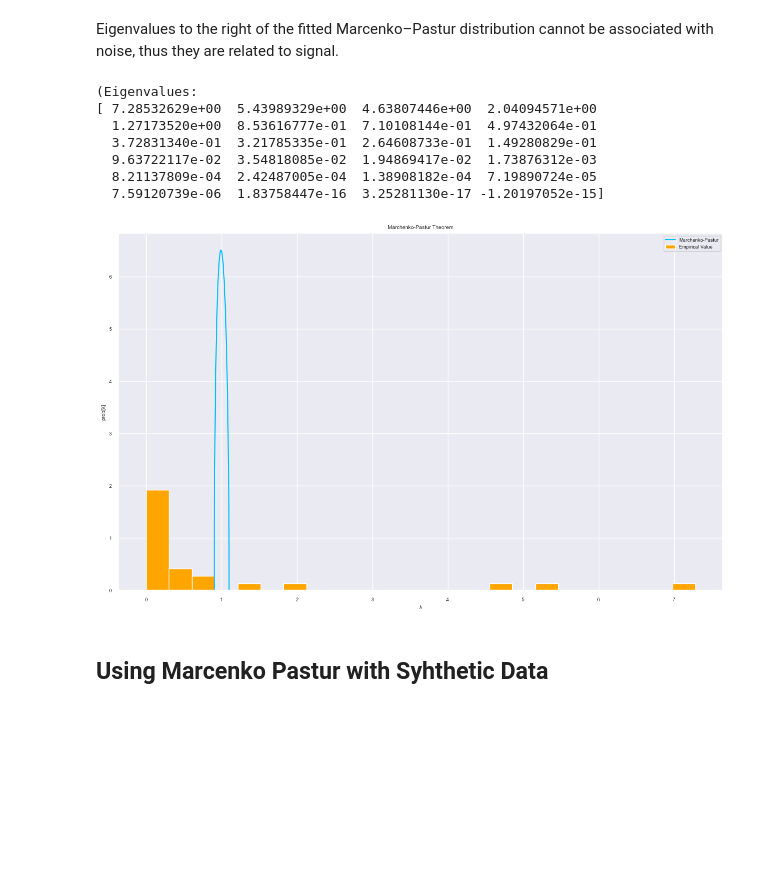
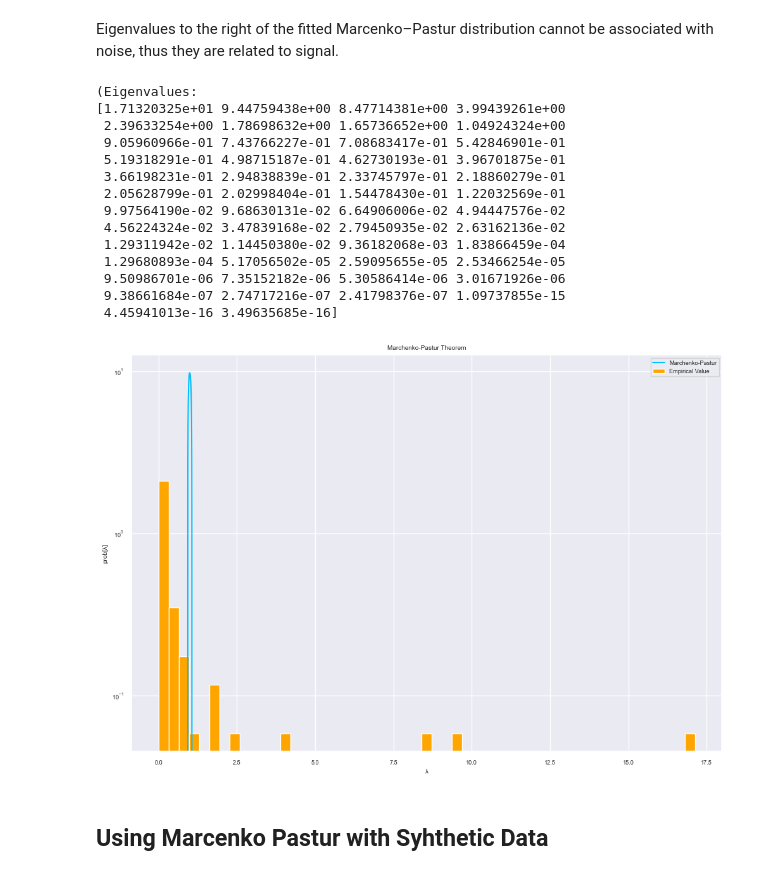
Before and after one commit to yashbhesaniya/fractional-differentiation-time-series, a Jupyter notebook: notebooks/denoising.ipynb, the cells around one changed output. Saved outputs shown, nothing was run; the diff lists cells and outputs as text; code cells hidden in the pictures; blank space fills up the shorter version.

```diff
--- a/notebooks/denoising.ipynb
+++ b/notebooks/denoising.ipynb
@@ -165,4 +169,4 @@ We eliminate the $\texttt{NaN}$'s by selecting rows starting at position $30$.
 # %%
-X = np.array(df[normvar_cols+vol_cols if norm_data else var_cols+vol_cols])[30:]
+X = np.array(df[normvar_cols+vol_cols if norm_data else var_cols+vol_cols].dropna(axis=0))
 # %% [markdown]
 ## Denoising the Covariance Matrix
@@ -170,7 +178,9 @@ X = np.array(df[normvar_cols+vol_cols if norm_data else var_cols+vol_cols])[30:]
 # Instanciate the Denoising transformer
 # 'fit_transform()' calculates Correlation, Covariance, EigenValues and
 #     EigenVectors of denoised covariance matrix
-denoise_processor = Denoising().fit_transform(X)
+denoise_processor = Denoising()
+
+denoised_obj = denoise_processor.fit_transform(X)
 # %% [markdown]
 ## Visualization or results
 # %%
@@ -196,9 +206,9 @@ def plotHeatMaps (corr0, corr1, txt: str):
     plt.show()
 # %%
 # Retrieves non-denoised Covariance and Correlation Matrices
-cov0 = denoise_processor.get_covOriginal
-corr0 = denoise_processor.get_corrOriginal
-corr1 = denoise_processor.get_corrDenoised
+cov0 = denoised_obj.get_cov_original
+corr0 = denoised_obj.get_corr_original
+corr1 = denoised_obj.get_corr_denoised
 
 # Compare the correlation matrix before and after denoising
 plotHeatMaps(corr0, corr1, 'Residual Eigenvalue')
@@ -239,17 +249,17 @@ plotMPDensity(corr0, marcpastur_processor)
 # %%
 def plotMPDistribution(corr, denoising_transf, nbins, y_scale = 'log'):
     # Getting Eigenvalues and Eigenvectors
-    eVal, eVec = denoising_transf.calcPCA(corr)
+    eVal, eVec = denoising_transf.calc_PCA(corr)
 
     # Getting Max Eigenvalues and calculating variance attributed to noise
-    eMax, var = denoising_transf.findMaxEval(np.diag(eVal))
+    eMax, var = denoising_transf.find_max_eval(np.diag(eVal))
     nFacts0 = eVal.shape[0] - np.diag(eVal)[::-1].searchsorted(eMax)
 
     # Getting PDFs and plotting it
-    pdf0 = denoising_transf.calcPDF(var)
+    pdf0 = denoising_transf.calc_PDF(var)
 
     # Plotting PDFs
-    ax = pdf0.plot(title="Marchenko-Pastur Theorem", label="Marchenko-Pastur", color="deepskyblue", figsize=(12,7.5))
+    ax = pdf0.plot(title="Marchenko-Pastur Theorem", label="Marchenko-Pastur", color="deepskyblue", figsize=(10,7))
     ax.hist(pd.Series(np.diag(eVal)), density="norm", bins=nbins, label="Empirical Value", color="orange")
     ax.set(xlabel="λ", ylabel="prob[λ]")
     if (y_scale=='log'):
@@ -260,16 +270,23 @@ def plotMPDistribution(corr, denoising_transf, nbins, y_scale = 'log'):
 Eigenvalues to the right of the fitted Marcenko–Pastur distribution cannot be associated with noise, thus they are
 related to signal.
 # %%
-plotMPDistribution(corr0, marcpastur_processor, X.shape[1], y_scale = 'normal')
+plotMPDistribution(corr0, marcpastur_processor, X.shape[1], y_scale = 'log')
 # %% [output]
 (Eigenvalues:
-[ 7.28532629e+00  5.43989329e+00  4.63807446e+00  2.04094571e+00
-  1.27173520e+00  8.53616777e-01  7.10108144e-01  4.97432064e-01
-  3.72831340e-01  3.21785335e-01  2.64608733e-01  1.49280829e-01
-  9.63722117e-02  3.54818085e-02  1.94869417e-02  1.73876312e-03
-  8.21137809e-04  2.42487005e-04  1.38908182e-04  7.19890724e-05
-  7.59120739e-06  1.83758447e-16  3.25281130e-17 -1.20197052e-15]
+[1.71320325e+01 9.44759438e+00 8.47714381e+00 3.99439261e+00
+ 2.39633254e+00 1.78698632e+00 1.65736652e+00 1.04924324e+00
+ 9.05960966e-01 7.43766227e-01 7.08683417e-01 5.42846901e-01
+ 5.19318291e-01 4.98715187e-01 4.62730193e-01 3.96701875e-01
+ 3.66198231e-01 2.94838839e-01 2.33745797e-01 2.18860279e-01
+ 2.05628799e-01 2.02998404e-01 1.54478430e-01 1.22032569e-01
+ 9.97564190e-02 9.68630131e-02 6.64906006e-02 4.94447576e-02
+ 4.56224324e-02 3.47839168e-02 2.79450935e-02 2.63162136e-02
+ 1.29311942e-02 1.14450380e-02 9.36182068e-03 1.83866459e-04
+ 1.29680893e-04 5.17056502e-05 2.59095655e-05 2.53466254e-05
+ 9.50986701e-06 7.35152182e-06 5.30586414e-06 3.01671926e-06
+ 9.38661684e-07 2.74717216e-07 2.41798376e-07 1.09737855e-15
+ 4.45941013e-16 3.49635685e-16]
-[figure, old version]
+[figure, new version]
 # %% [markdown]
 ## Using Marcenko Pastur with Syhthetic Data
 # %% [markdown]
```
Also changed, not shown: parts of 22 cells of this notebook, 10 other files.
